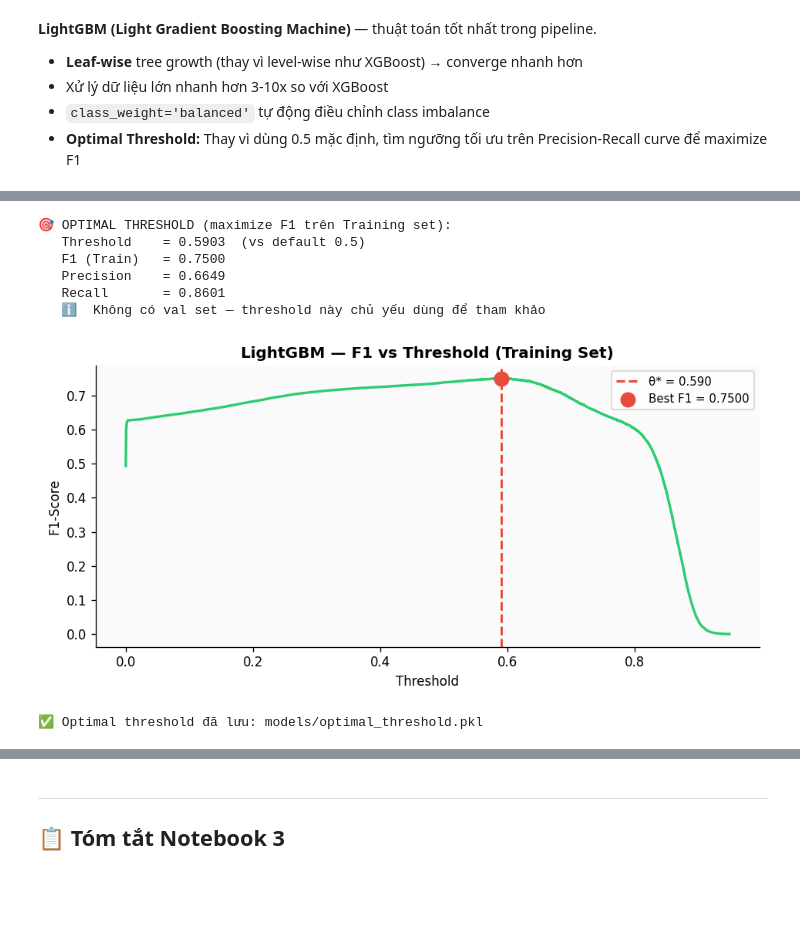
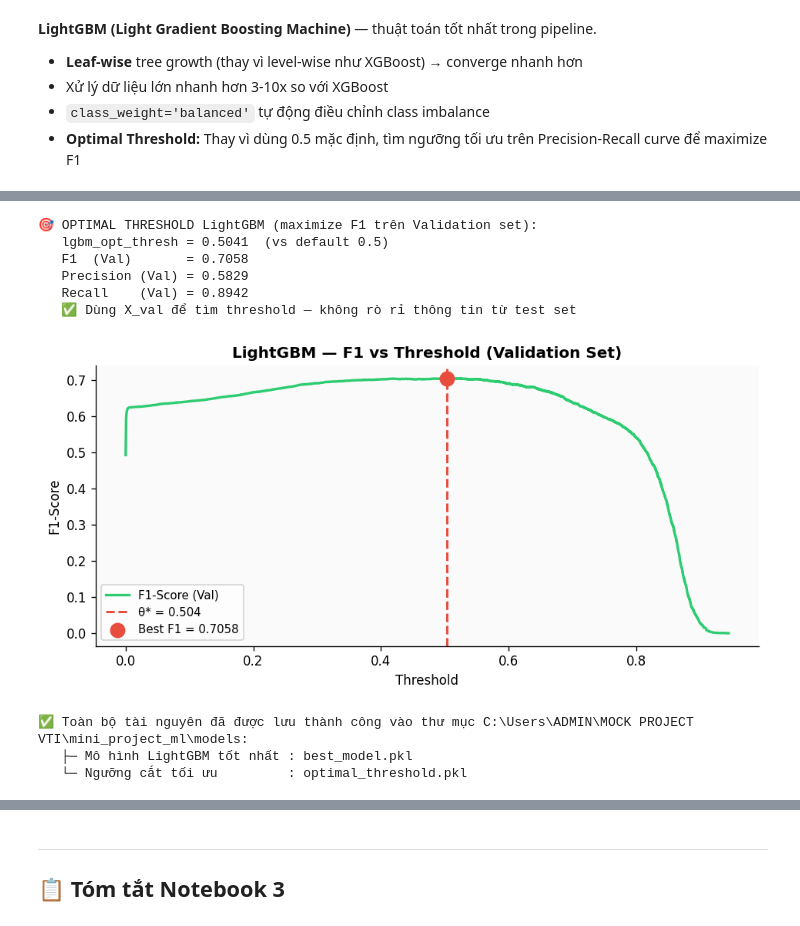
Before and after one commit to TranThiNgocVy/MOCK_PROJECT-NHOM2, a Jupyter notebook: 3_Model_Building.ipynb, the cells around one changed output, grey strips where cells are left out. Drawn from its saved outputs; the diff is of its cells as text; code cells hidden in the pictures; blank space fills up the shorter version.

```diff
--- a/3_Model_Building.ipynb
+++ b/3_Model_Building.ipynb
@@ -891,45 +1024,58 @@ print(f'   Input: X_train (unscaled, {X_train.shape[1]} features) + y_train ✅'
 # %%
 # ============================================================
-# LightGBM: Threshold tối ưu — dùng Precision-Recall trên Training set
-# (Không có validation set, dùng train-set PR curve — threshold mang tính định hướng)
+# LightGBM: Threshold tối ưu — dùng Validation set (ĐA SỬA LỖI ĐỒNG BỘ INDEX)
 # ============================================================
-lgbm_train_probs = lgbm_model.predict_proba(X_train)[:, 1]
+lgbm_val_probs = lgbm_model.predict_proba(X_val)[:, 1]
 
-precisions, recalls, thresholds = precision_recall_curve(y_train, lgbm_train_probs)
-f1_scores     = 2 * precisions[:-1] * recalls[:-1] / (precisions[:-1] + recalls[:-1] + 1e-8)
-best_idx      = np.argmax(f1_scores)
-optimal_threshold = float(thresholds[best_idx])
+precisions, recalls, thresholds = precision_recall_curve(y_val, lgbm_val_probs)
 
-print(f'\n🎯 OPTIMAL THRESHOLD (maximize F1 trên Training set):')
-print(f'   Threshold    = {optimal_threshold:.4f}  (vs default 0.5)')
-print(f'   F1 (Train)   = {f1_scores[best_idx]:.4f}')
-print(f'   Precision    = {precisions[best_idx]:.4f}')
-print(f'   Recall       = {recalls[best_idx]:.4f}')
-print(f'   ℹ️  Không có val set — threshold này chủ yếu dùng để tham khảo')
+# Tính F1 sạch tương ứng hoàn toàn với số lượng phần tử của mảng thresholds
+f1_scores = (2 * precisions[:-1] * recalls[:-1]) / (precisions[:-1] + recalls[:-1] + 1e-8)
+best_idx = np.argmax(f1_scores)
+lgbm_opt_thresh = float(thresholds[best_idx])
 
-# Plot F1 vs Threshold
+print(f'\n🎯 OPTIMAL THRESHOLD LightGBM (maximize F1 trên Validation set):')
+print(f'   lgbm_opt_thresh = {lgbm_opt_thresh:.4f}  (vs default 0.5)')
+print(f'   F1  (Val)       = {f1_scores[best_idx]:.4f}')
+# [SỬA LỖI TRÍCH XUẤT]: Cắt đuôi [:-1] để lấy đúng vị trí tương ứng của Precision và Recall
+print(f'   Precision (Val) = {precisions[:-1][best_idx]:.4f}')
+print(f'   Recall    (Val) = {recalls[:-1][best_idx]:.4f}')
+print(f'   ✅ Dùng X_val để tìm threshold — không rò rỉ thông tin từ test set')
+
+# Plot F1 vs Threshold (trên Validation set)
 fig, ax = plt.subplots(figsize=(8, 4))
-ax.plot(thresholds, f1_scores, color='#2ECC71', lw=2)
-ax.axvline(optimal_threshold, color='#E74C3C', linestyle='--', lw=1.8,
-           label=f'θ* = {optimal_threshold:.3f}')
-ax.scatter(optimal_threshold, f1_scores[best_idx],
+ax.plot(thresholds, f1_scores, color='#2ECC71', lw=2, label='F1-Score (Val)')
+ax.axvline(lgbm_opt_thresh, color='#E74C3C', linestyle='--', lw=1.8,
+           label=f'θ* = {lgbm_opt_thresh:.3f}')
+ax.scatter(lgbm_opt_thresh, f1_scores[best_idx],
            color='#E74C3C', s=120, zorder=5, label=f'Best F1 = {f1_scores[best_idx]:.4f}')
-ax.set_xlabel('Threshold'); ax.set_ylabel('F1-Score')
-ax.set_title('LightGBM — F1 vs Threshold (Training Set)', fontweight='bold')
-ax.legend(fontsize=9); ax.set_facecolor('#FAFAFA')
-plt.tight_layout(); plt.show()
+ax.set_xlabel('Threshold')
+ax.set_ylabel('F1-Score')
+ax.set_title('LightGBM — F1 vs Threshold (Validation Set)', fontweight='bold')
+ax.legend(fontsize=9)
+ax.set_facecolor('#FAFAFA')
+plt.tight_layout()
+plt.show()
 
-joblib.dump(optimal_threshold, MODELS_DIR / 'optimal_threshold.pkl')
-print(f'\n✅ Optimal threshold đã lưu: models/optimal_threshold.pkl')
+# [SỬA LỖI LƯU TRỮ]: Đóng gói lưu cả file MÔ HÌNH lẫn file NGƯỠNG TỐI ƯU vào thư mục
+import joblib
+joblib.dump(lgbm_model, MODELS_DIR / 'best_model.pkl') # Lưu bộ não mô hình LightGBM
+joblib.dump(lgbm_opt_thresh, MODELS_DIR / 'optimal_threshold.pkl') # Lưu ngưỡng tối ưu
+
+print(f'\n✅ Toàn bộ tài nguyên đã được lưu thành công vào thư mục {MODELS_DIR}:')
+print(f'   ├─ Mô hình LightGBM tốt nhất : best_model.pkl')
+print(f'   └─ Ngưỡng cắt tối ưu         : optimal_threshold.pkl')
 # %% [output]
-🎯 OPTIMAL THRESHOLD (maximize F1 trên Training set):
-   Threshold    = 0.5903  (vs default 0.5)
-   F1 (Train)   = 0.7500
-   Precision    = 0.6649
-   Recall       = 0.8601
-   ℹ️  Không có val set — threshold này chủ yếu dùng để tham khảo
+🎯 OPTIMAL THRESHOLD LightGBM (maximize F1 trên Validation set):
+   lgbm_opt_thresh = 0.5041  (vs default 0.5)
+   F1  (Val)       = 0.7058
+   Precision (Val) = 0.5829
+   Recall    (Val) = 0.8942
+   ✅ Dùng X_val để tìm threshold — không rò rỉ thông tin từ test set
-[figure, old version]
+[figure, new version]
-✅ Optimal threshold đã lưu: models/optimal_threshold.pkl
+✅ Toàn bộ tài nguyên đã được lưu thành công vào thư mục C:\Users\ADMIN\MOCK PROJECT VTI\mini_project_ml\models:
+   ├─ Mô hình LightGBM tốt nhất : best_model.pkl
+   └─ Ngưỡng cắt tối ưu         : optimal_threshold.pkl
 # %%
 # ============================================================
 # LightGBM: Đánh giá trên Test Set (threshold = optimal_threshold)
```
Also changed, not shown: parts of 13 cells of this notebook, 15 other files.
